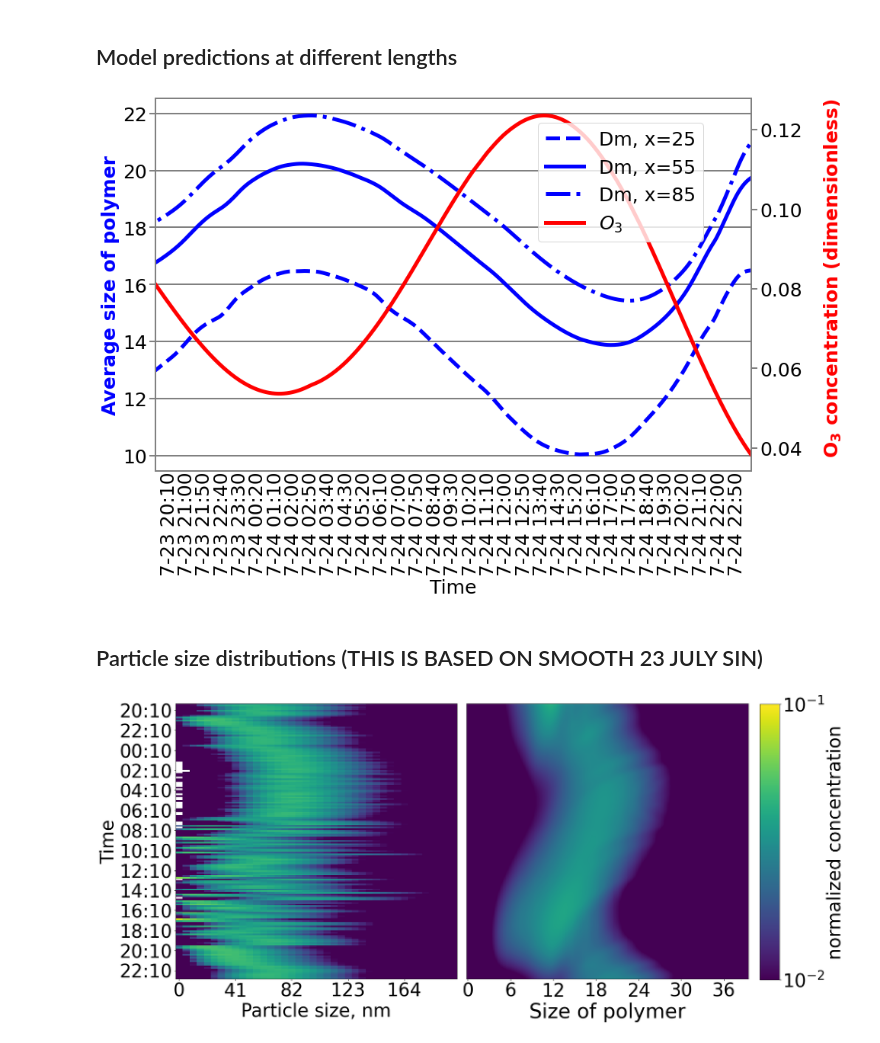
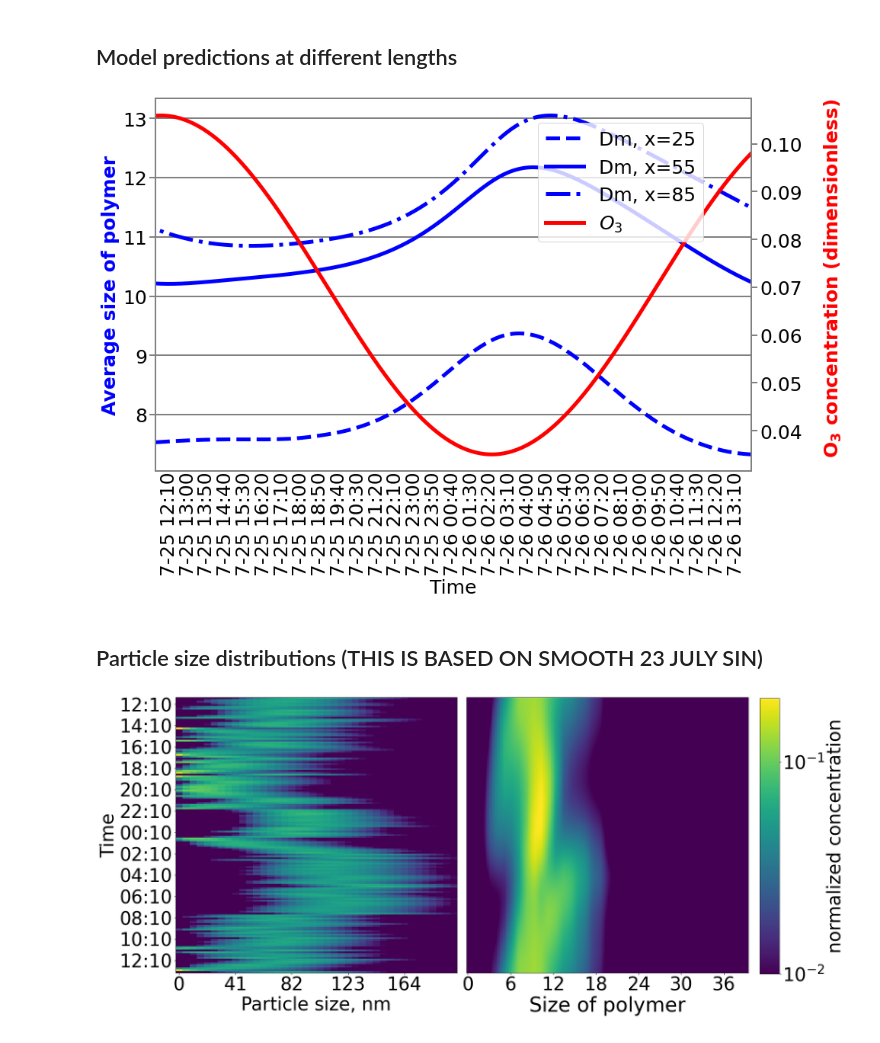
Before and after one commit to RishatZagidullin/coagulation-advection-1d, a Jupyter notebook: run_folder/baikal_plots.ipynb, the cells around one changed output. Drawn from its saved outputs; the diff is of its cells as text; code cells hidden in the pictures.

```diff
--- a/run_folder/baikal_plots.ipynb
+++ b/run_folder/baikal_plots.ipynb
@@ -153,7 +153,7 @@ dm_coefs = {"smooth_23_july": [5, -20],
         "direct_25_july": [50, -470],
         "3_days": [50, -440]}
 
-name = 'smooth_23_july'
+name = 'smooth_25_july'
 
 x = np.loadtxt("outputs/I_" + files[name])
 y = np.loadtxt("outputs/output_" + files[name])
@@ -273,7 +273,7 @@ fig.legend(fontsize=25, bbox_to_anchor=(0.35, 0.35, 0.5, 0.5))
 plt.yticks(fontsize=25)
 plt.savefig("num_ozon.pdf", bbox_inches='tight', format='pdf')
 # %% [output]
-[figure, old version]
+[figure, new version]
 # %% [markdown]
 ## Particle size distributions (THIS IS BASED ON SMOOTH 23 JULY SIN)
 # %%
@@ -295,7 +295,7 @@ dd = (dd[dd.columns][val1:val2]).values
 dt = dt[val1:val2].values
 dt_time = [str(item)[11:-13] for item in dt]
 
-val = 11
+val = 15#11
 
 sizes = np.copy(y[st:en, val, :])
 
@@ -317,35 +317,36 @@ for i in range(normed.shape[0]):
     normed[i] = normed[i]/normed[i].sum()
     normed_ma[i] = moving_average(normed[i],2)
     xx = np.arange(len(normed_ma[i]))
     xxx = np.linspace(0, len(normed_ma[i])-1, 100)
     f = interpolate.interp1d(xx, normed_ma[i])
     normed_new[i]=f(xxx)
 
 
 normed_dd = dd[:,:].astype(float)
 normed_dd_ma = np.zeros((normed_dd.shape[0]-4,normed_dd.shape[1]))
 
 for i in range(normed_dd.shape[0]):
     normed_dd[i] = normed_dd[i]/normed_dd[i].sum()
 
 for i in range(normed_dd.shape[1]):
     normed_dd_ma[:,i] = moving_average(normed_dd[:,i],5)
 
+normed_dd[normed_dd<0.01] = 0.01
 im = ax[0].imshow(normed_dd[:, :], aspect='auto', norm=LogNorm(vmin=0.01, vmax=0.2))
-im = ax[1].imshow(normed_new[:, :], aspect='auto', norm=LogNorm(vmin=0.01, vmax=0.1))
+im = ax[1].imshow(normed_new[:, :], aspect='auto', norm=LogNorm(vmin=0.01, vmax=0.2))
 
 cbar_ax = fig.add_axes([1.01, 0.143, 0.03, 0.837])
 
 cbar = fig.colorbar(im, cax=cbar_ax)
 cbar.ax.tick_params(labelsize=40)
 cbar.set_label("normalized concentration", fontsize=40)
 plt.minorticks_off()
 
 fig.tight_layout()
 
 plt.savefig("heatmap.pdf", bbox_inches='tight', format='pdf')
 # %% [output]
-[figure, old version]
+[figure, new version]
 # %%
 fig, ax1 = plt.subplots(figsize=(14,9))
 
```
Also changed, not shown: parts of 2 cells of this notebook, 10 other files.
